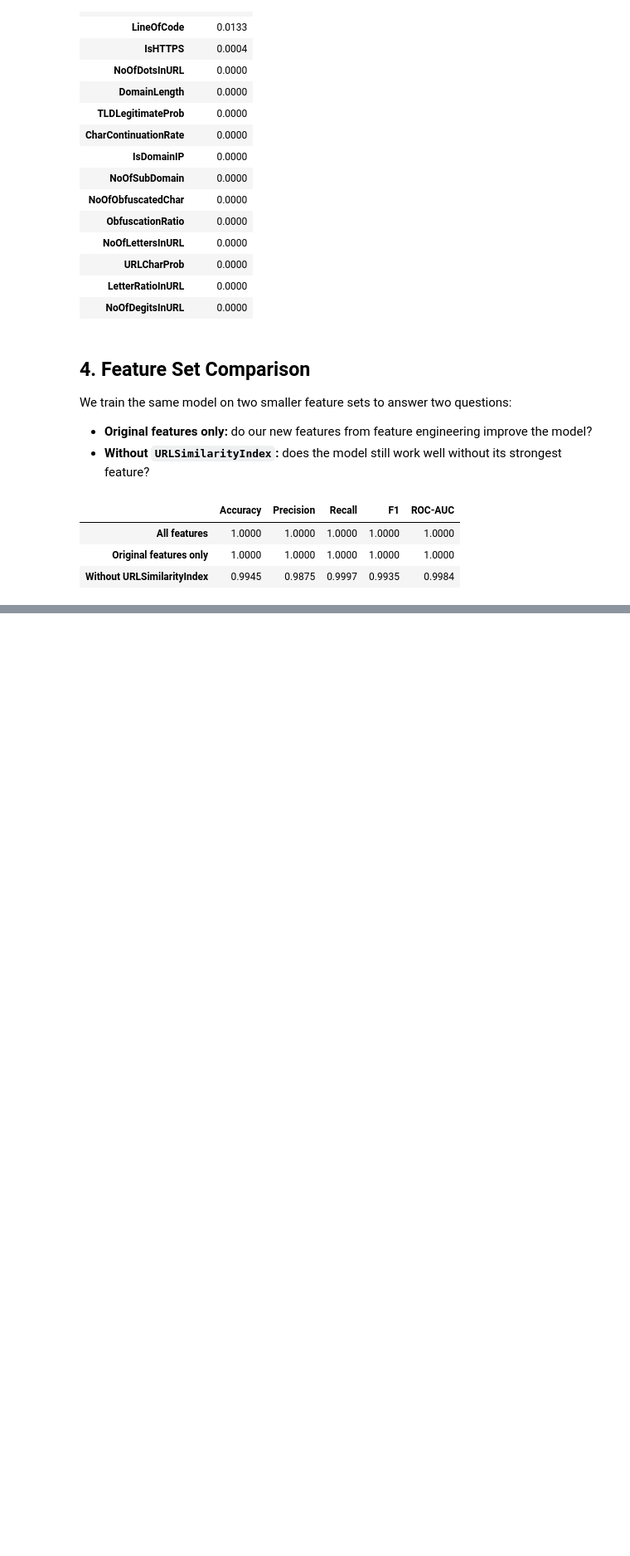
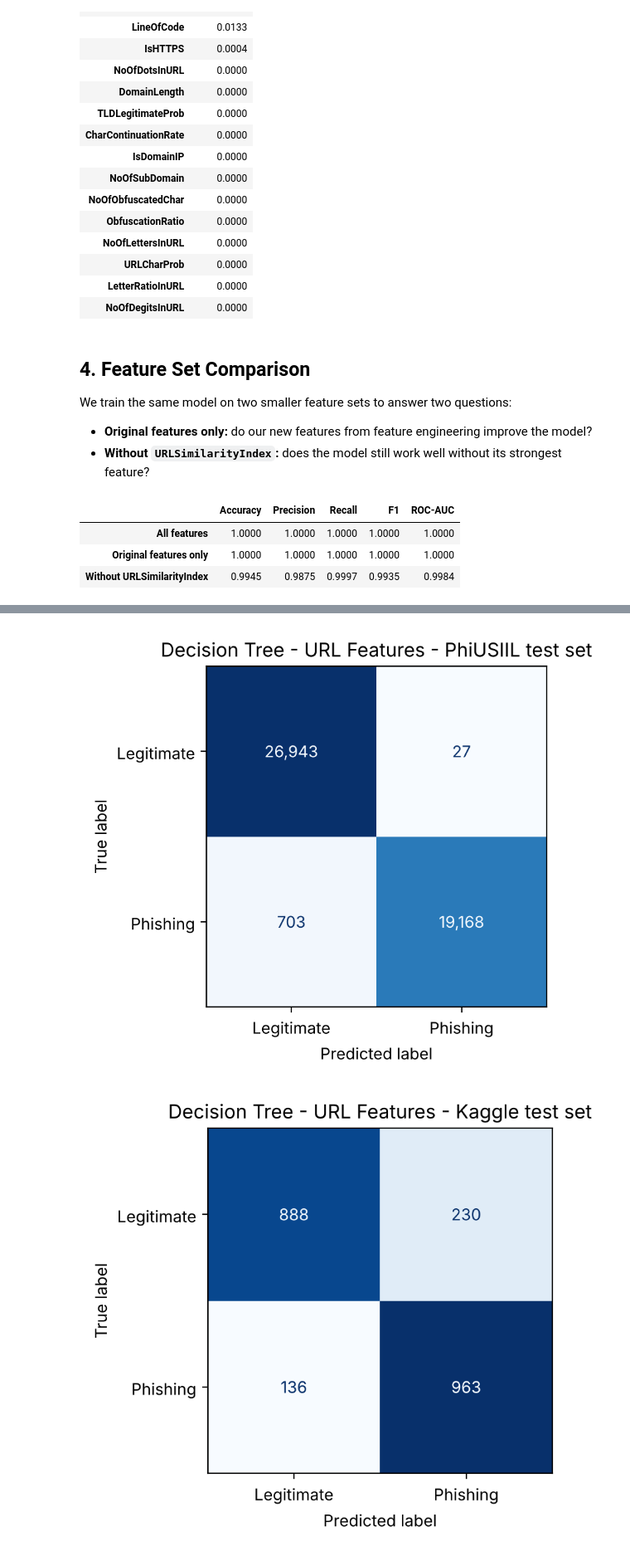
Before and after one commit to imansharinda-ux/DetectIt-ml, a Jupyter notebook: notebooks/06_decision_tree.ipynb, the cells around one changed output, grey strips where cells are left out. Shown at 83% size. Cells and saved outputs as stored; diff of their text form; code cells hidden in the pictures; blank space fills up the shorter version.

```diff
--- a/notebooks/06_decision_tree.ipynb
+++ b/notebooks/06_decision_tree.ipynb
@@ -173,0 +204,7 @@ pd.DataFrame(feature_results).T.round(4)
+# %%
+url_weights = make_sample_weights(url_source)
+
+pd.DataFrame({
+    "Training URLs": url_source.value_counts(),
+    "Weight per URL": pd.Series(url_weights, index=url_source).groupby(level=0).first(),
+}).round(2)
@@ -173,0 +222,14 @@ pd.DataFrame(feature_results).T.round(4)
+# %%
+url_param_grid = {
+    "max_depth": [10, 15, 20, None],
+    "min_samples_leaf": [1, 3],
+    "criterion": ["gini", "entropy"],
+}
+
+X_url_tune, y_url_tune, url_source_tune = X_url_train, y_url_train, url_source
+
+url_tuning, url_best_params = tune_by_source(model, url_param_grid, X_url_tune, y_url_tune, url_source_tune)
+url_best_model = clone(model).set_params(**url_best_params)
+
+print(f"Best settings: {url_best_params}")
+url_tuning.round(4)
@@ -173,0 +278,19 @@ pd.DataFrame(feature_results).T.round(4)
+# %%
+phiusiil_only = (url_source == "PhiUSIIL").to_numpy()
+
+start = time.perf_counter()
+url_model = fit_with_weights(clone(url_best_model), X_url_train, y_url_train, url_weights)
+url_train_time = time.perf_counter() - start
+
+url_models = {
+    "Trained on PhiUSIIL only": clone(url_best_model).fit(X_url_train[phiusiil_only], y_url_train[phiusiil_only]),
+    "Trained on both datasets": url_model,
+}
+
+url_results = {}
+for train_name, model_version in url_models.items():
+    for test_name, (X_url_test, y_url_test) in url_test_sets.items():
+        url_results[(train_name, test_name)] = evaluate_model(model_version, X_url_test, y_url_test)
+
+print(f"Training time (both datasets): {url_train_time:.1f} seconds")
+pd.DataFrame(url_results).T.round(4)
@@ -173,0 +304,6 @@ pd.DataFrame(feature_results).T.round(4)
+# %%
+for test_name, (X_url_test, y_url_test) in url_test_sets.items():
+    plot_confusion_matrix(y_url_test, url_model.predict(X_url_test), f"{MODEL_NAME} - URL Features - {test_name}")
+# %% [output]
+[figure, added]
+[figure, added]
```
Also changed, not shown: parts of 20 cells of this notebook, 4 other files.
